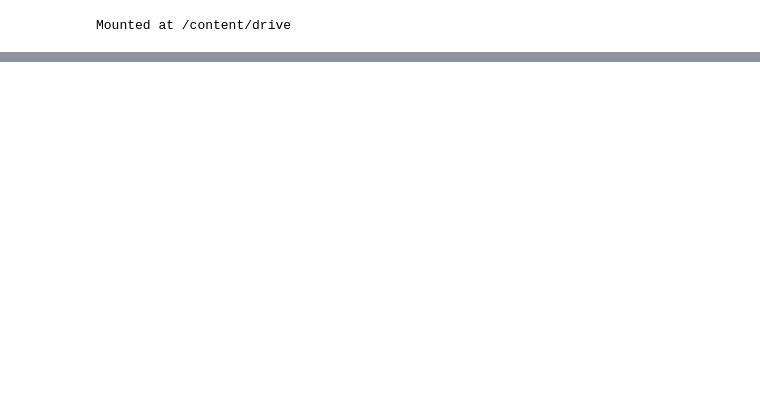
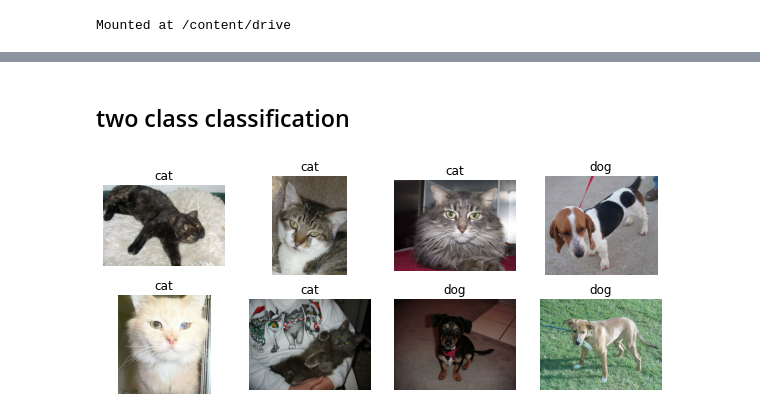
Before and after one commit to Nadiam75/DeepLearning_HW_2, a Jupyter notebook: transferLearning.ipynb, the cells around one changed output, grey strips where cells are left out. Saved outputs shown, nothing was run; the diff lists cells and outputs as text; code cells hidden in the pictures; blank space fills up the shorter version.

Commit message:
classification

```diff
--- a/transferLearning.ipynb
+++ b/transferLearning.ipynb
@@ -296,0 +230,2 @@ barometer 426
+# %% [markdown]
+## two class classification
@@ -296,0 +255,13 @@ barometer 426
+# %%
+
+import tensorflow_datasets.public_api as tfds
+(trainDataset_, validationDataset_ , testDataset_), info = tfds.load(
+    'cats_vs_dogs',
+    split = ('train[:8%]', 'train[8%:10%]' , 'train[10%:12%]'),
+    with_info = True,
+    as_supervised = True
+)
+# %%
+classNames = ['cat', 'dog']
+# split = ['train[20%:30%]', 'train[30%:35%]' , 'train[45%:50%]']
+# trainDataset_, validationDataset_ ,testDataset_ = tfds.load(name='cats_vs_dogs', split=split, as_supervised=True)
@@ -296,0 +275,13 @@ barometer 426
+# %%
+i = 0
+plt.figure(figsize = (10  , 4))
+for image, label in testDataset_.take(8):
+    plt.subplot(2,4, i+1)
+    plt.title(classNames[label])
+    plt.imshow(image)
+
+    plt.axis('off')
+    i += 1
+plt.show()
+# %% [output]
+[figure, added]
```
Also changed, not shown: parts of 51 cells of this notebook.
